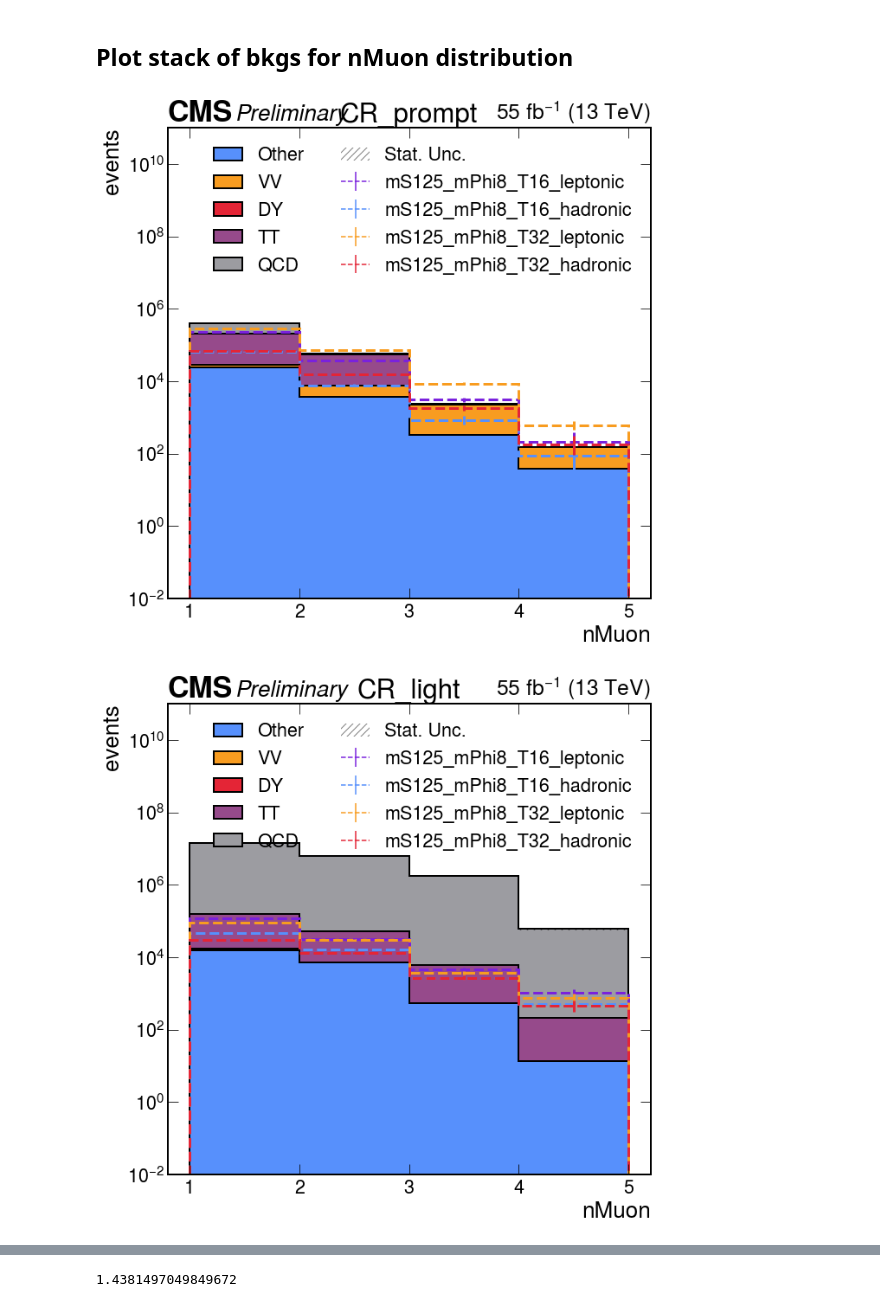
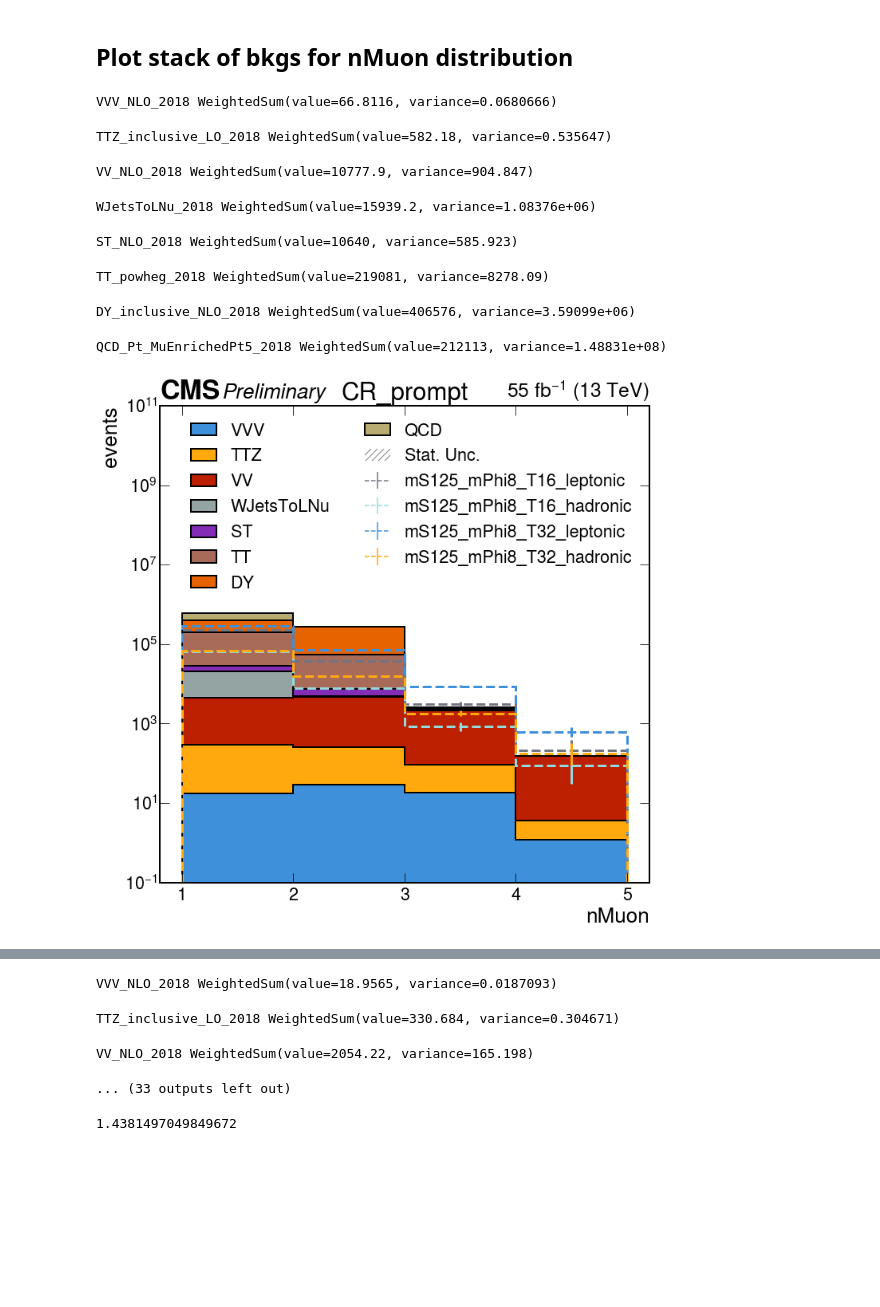
Before and after one commit to chrispap95/SUEPCoffea_dask, a Jupyter notebook: plotting/notebooks/plot_SR_high_temp.ipynb, the cells around one changed output, grey strips where cells are left out. Drawn from its saved outputs; the diff is of its cells as text; code cells hidden in the pictures; blank space fills up the shorter version.

```diff
--- a/plotting/notebooks/plot_SR_high_temp.ipynb
+++ b/plotting/notebooks/plot_SR_high_temp.ipynb
@@ -81,8 +81,8 @@ temp_output_histograms
 # %% [markdown]
 ## Load plots
 # %%
-plots_CR = generic_utils.loader(tag="SR_high_temp_CR")
-plots_SR = generic_utils.loader(tag="SR_high_temp_SR")
+plots_CR = plot_utils.loader(tag="SR_high_temp_CR")
+plots_SR = plot_utils.loader(tag="SR_high_temp_SR")
 plots = {}
 for dataset in plots_CR:
     plots[dataset] = plots_CR[dataset] | plots_SR[dataset] # Note: this merges two dicts!
@@ -145,19 +181,32 @@ regions = [
     'SR_high_temp_tight',
     'SR_high_temp_loose'
 ]
+y_limits = [
+    (1e-1, 1e11),
+    (1e-2, 1e13),
+    (1e-2, 1e13),
+    (1e-5, 1e10),
+    (1e-2, 1e13),
+]
 mc_processes = [
-    'Other_2018',
-    'VV_2018',
-    'DY_2018',
+    'VVV_NLO_2018',
+    'TTZ_inclusive_LO_2018',
+    'VV_NLO_2018',
+    'WJetsToLNu_2018',
+    'ST_NLO_2018',
     'TT_powheg_2018',
-    'QCD_Pt_MuEnriched_2018'
+    'DY_inclusive_NLO_2018',
+    'QCD_Pt_MuEnrichedPt5_2018',
 ]
 mc_labels = [
-    'Other',
+    'VVV',
+    'TTZ',
     'VV',
+    'WJetsToLNu',
+    'ST',
+    'TT',
     'DY',
-    'TT',
-    'QCD'
+    'QCD',
 ]
 
 signal_processes = [
@@ -173,12 +222,13 @@ signal_labels = [
     'mS125_mPhi8_T32_hadronic',
 ]
 
-for region in regions:
+for i_r, region in enumerate(regions):
     hists_mc = []
     hist_bkg_total = None
 
     for process in mc_processes:
         h_mc = plots[process][region]
+        print(process, h_mc.sum())
         hists_mc.append(h_mc)
         if hist_bkg_total is None:
             hist_bkg_total = h_mc.copy()
@@ -190,7 +240,7 @@ for region in regions:
         h_signal = plots[process][region]
         hists_signal.append(h_signal)
 
-    fig, ax = plt.subplots(figsize=(10,10))
+    fig, ax = plt.subplots(figsize=(11,11))
 
     hep.histplot(
         hists_mc,
@@ -214,33 +264,41 @@ for region in regions:
     ax.fill_between(
         x=x_hatch,
         y1=y_hatch1 - y_hatch1_unc,
         y2=y_hatch1 + y_hatch1_unc,
         label="Stat. Unc.",
         step="pre",
         facecolor="none",
         edgecolor=(0, 0, 0, 0.5),
         linewidth=0,
         hatch="///",
         zorder=2,
     )
 
     hep.histplot(
         hists_signal,
         label=signal_labels,
         lw=3,
         ls="--",
         ax=ax,
     )
 
     hep.cms.label(llabel="Preliminary", data=True, lumi=55, ax=ax)
     plt.title(region)
     plt.gca().xaxis.set_minor_locator(plt.NullLocator())
-    plt.ylim(1e-2, 1e11)
+    plt.gca().xaxis.set_major_locator(ticker.MaxNLocator(integer=True))
+    plt.ylim(y_limits[i_r])
     plt.yscale('log')
     plt.legend(ncol=2)
     plt.xlabel("nMuon")
     plt.ylabel("events")
     plt.show()
 # %% [output]
+VVV_NLO_2018 WeightedSum(value=66.8116, variance=0.0680666)
+TTZ_inclusive_LO_2018 WeightedSum(value=582.18, variance=0.535647)
+VV_NLO_2018 WeightedSum(value=10777.9, variance=904.847)
+WJetsToLNu_2018 WeightedSum(value=15939.2, variance=1.08376e+06)
+ST_NLO_2018 WeightedSum(value=10640, variance=585.923)
+TT_powheg_2018 WeightedSum(value=219081, variance=8278.09)
+DY_inclusive_NLO_2018 WeightedSum(value=406576, variance=3.59099e+06)
+QCD_Pt_MuEnrichedPt5_2018 WeightedSum(value=212113, variance=1.48831e+08)
-[figure, old version]
+[figure, new version]
-[figure, removed]
@@ -250,3 +305,7 @@ for region in regions:
+VVV_NLO_2018 WeightedSum(value=18.9565, variance=0.0187093)
+TTZ_inclusive_LO_2018 WeightedSum(value=330.684, variance=0.304671)
+VV_NLO_2018 WeightedSum(value=2054.22, variance=165.198)
+... (33 outputs left out)
 # %%
 31570.26232383 / 28**3
 # %% [output]
```
Also changed, not shown: parts of 7 cells of this notebook, 3 other files.
